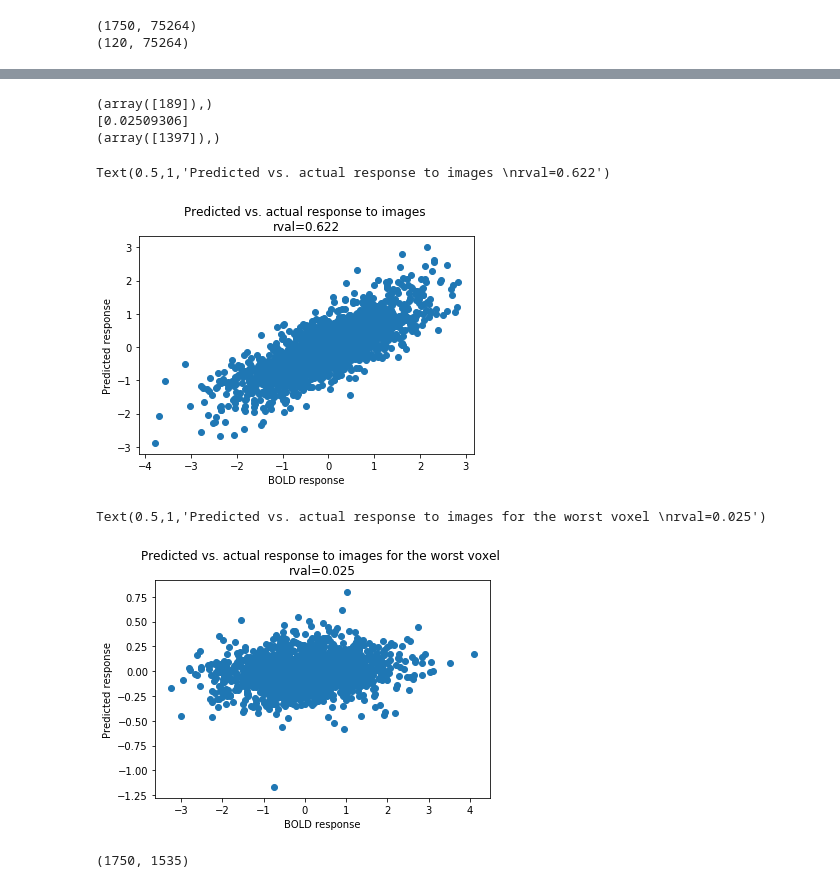
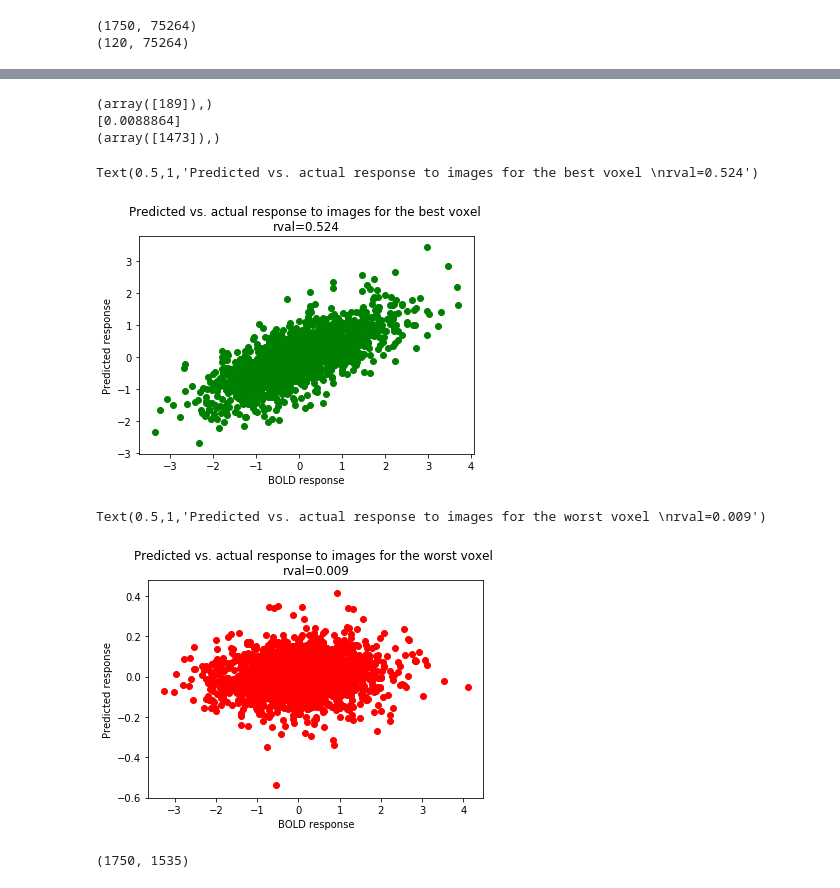
Before and after one commit to dawnfinzi/CS431, a Jupyter notebook: fit_V4.ipynb, the cells around one changed output, grey strips where cells are left out. Saved outputs shown, nothing was run; the diff lists cells and outputs as text; code cells hidden in the pictures.

```diff
--- a/fit_V4.ipynb
+++ b/fit_V4.ipynb
@@ -146,5 +223,6 @@ print(val_feats.shape)
 (1750, 75264)
 (120, 75264)
 # %%
+pls25 = PLSRegression(n_components=25)
 pls25.fit(train_feats, S1_V4_train)
 # %% [output]
@@ -177,4 +256,5 @@ plt.hist(train_results['rsquared_array'])
 # %%
+#let's examine individual voxels
 worst_vox = np.where(train_results['rsquared_array'] == np.amin(train_results['rsquared_array']))
 print(worst_vox)
 print(train_results['rsquared_array'][worst_vox])
@@ -183,24 +263,24 @@ best_vox = np.where(train_results['rsquared_array'] == np.amax(train_results['rs
 print(best_vox)
 # %% [output]
 (array([189]),)
-[0.02509306]
-(array([1397]),)
+[0.0088864]
+(array([1473]),)
 # %%
-plt.scatter(S1_V4_train[:,best_vox],S1_pred_train_vox[:,best_vox])
+plt.scatter(S1_V4_train[:,best_vox],S1_pred_train_vox[:,best_vox], c='g')
 plt.xlabel('BOLD response')
 plt.ylabel('Predicted response')
 plt.title('Predicted vs. actual response to images for the best voxel \nrval=%.3f'% train_results['rsquared_array'][best_vox])
 # %% [output]
-Text(0.5,1,'Predicted vs. actual response to images \nrval=0.622')
+Text(0.5,1,'Predicted vs. actual response to images for the best voxel \nrval=0.524')
-[figure, old version]
+[figure, new version]
 # %%
-plt.scatter(S1_V4_train[:,worst_vox],S1_pred_train_vox[:,worst_vox])
+plt.scatter(S1_V4_train[:,worst_vox],S1_pred_train_vox[:,worst_vox],c='r')
 plt.xlabel('BOLD response')
 plt.ylabel('Predicted response')
 plt.title('Predicted vs. actual response to images for the worst voxel \nrval=%.3f'% train_results['rsquared_array'][worst_vox])
 # %% [output]
-Text(0.5,1,'Predicted vs. actual response to images for the worst voxel \nrval=0.025')
+Text(0.5,1,'Predicted vs. actual response to images for the worst voxel \nrval=0.009')
-[figure, old version]
+[figure, new version]
 # %%
 S1_pred_train_vox.shape
 # %% [output]
```
Also changed, not shown: parts of 56 cells of this notebook, 2 other files.
